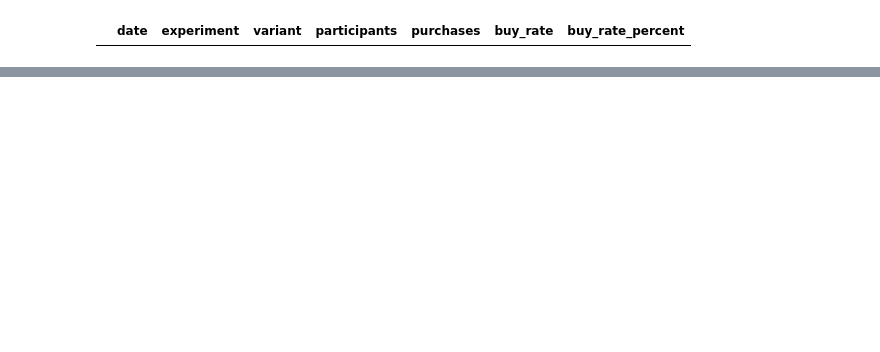
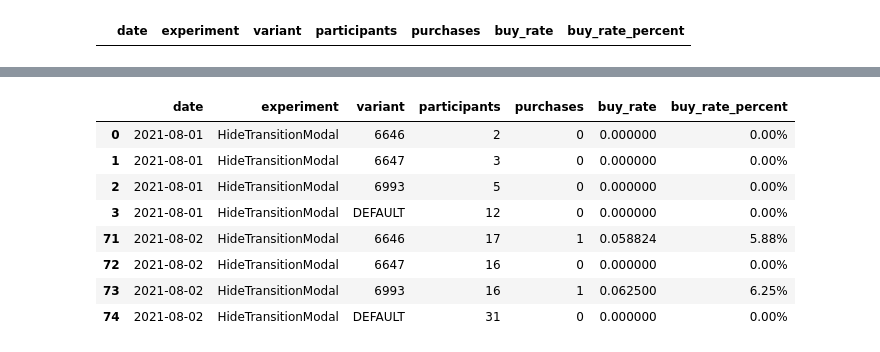
Before and after one commit to jmpaiba123/AB_Testing_Meli, a Jupyter notebook: jupyter_notebooks/AB_testing_meli.ipynb, the cells around one changed output, grey strips where cells are left out. Saved outputs shown, nothing was run; the diff lists cells and outputs as text; code cells hidden in the pictures; blank space fills up the shorter version.

```diff
--- a/jupyter_notebooks/AB_testing_meli.ipynb
+++ b/jupyter_notebooks/AB_testing_meli.ipynb
@@ -477,3 +487,5 @@ from flask import Flask, jsonify, request
+# %%
+df_results = pd.read_csv("grouped_inf.csv", sep=",")
 # %%
 app = Flask(__name__)
 
@@ -496,0 +507,14 @@ Press CTRL+C to quit
+# %%
+filtered_results = df_results[(df_results['experiment'] == "HideTransitionModal")]
+# %%
+filtered_results
+# %% [output]
+|  | date | experiment | variant | participants | purchases | buy_rate | buy_rate_percent |
+| 0 | 2021-08-01 | HideTransitionModal | 6646 | 2 | 0 | 0.000000 | 0.00% |
+| 1 | 2021-08-01 | HideTransitionModal | 6647 | 3 | 0 | 0.000000 | 0.00% |
+| 2 | 2021-08-01 | HideTransitionModal | 6993 | 5 | 0 | 0.000000 | 0.00% |
+| 3 | 2021-08-01 | HideTransitionModal | DEFAULT | 12 | 0 | 0.000000 | 0.00% |
+| 71 | 2021-08-02 | HideTransitionModal | 6646 | 17 | 1 | 0.058824 | 5.88% |
+| 72 | 2021-08-02 | HideTransitionModal | 6647 | 16 | 0 | 0.000000 | 0.00% |
+| 73 | 2021-08-02 | HideTransitionModal | 6993 | 16 | 1 | 0.062500 | 6.25% |
+| 74 | 2021-08-02 | HideTransitionModal | DEFAULT | 31 | 0 | 0.000000 | 0.00% |
```
Also changed, not shown: parts of 12 cells of this notebook, 7 other files.
